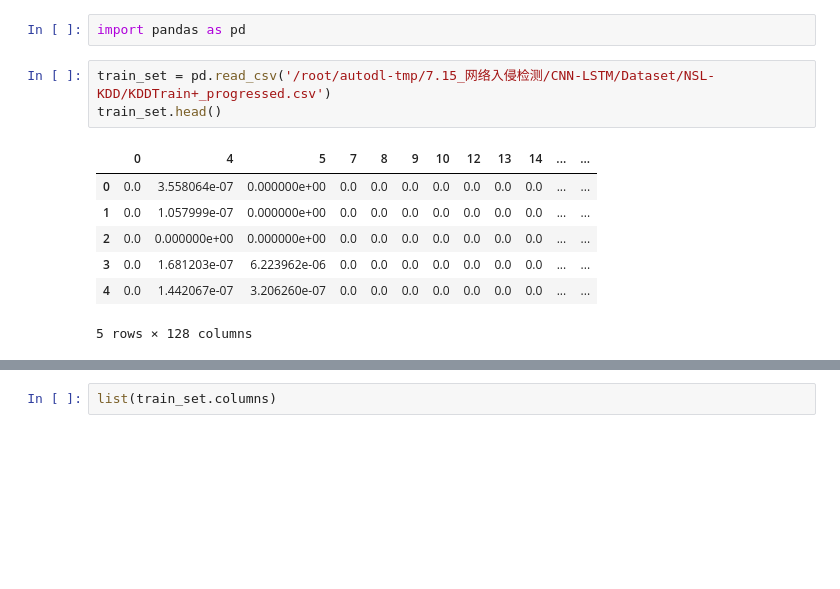
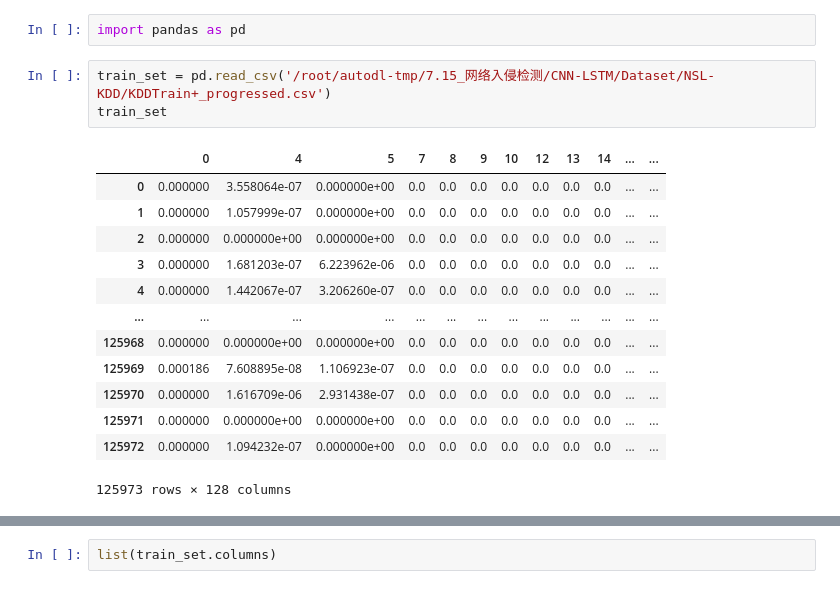
Before and after one commit to Adam618/Intrusion_Detection, a Jupyter notebook: visual.ipynb, the cells around one changed output, grey strips where cells are left out. Cells and saved outputs as stored; diff of their text form; blank space fills up the shorter version.

```diff
--- a/visual.ipynb
+++ b/visual.ipynb
@@ -2,12 +2,18 @@
 import pandas as pd
 # %%
 train_set = pd.read_csv('/root/autodl-tmp/7.15_网络入侵检测/CNN-LSTM/Dataset/NSL-KDD/KDDTrain+_progressed.csv')
-train_set.head()
+train_set
 # %% [output]
 |  | 0 | 4 | 5 | 7 | 8 | 9 | 10 | 12 | 13 | 14 | ... | ... |
-| 0 | 0.0 | 3.558064e-07 | 0.000000e+00 | 0.0 | 0.0 | 0.0 | 0.0 | 0.0 | 0.0 | 0.0 | ... | ... |
-| 1 | 0.0 | 1.057999e-07 | 0.000000e+00 | 0.0 | 0.0 | 0.0 | 0.0 | 0.0 | 0.0 | 0.0 | ... | ... |
-| 2 | 0.0 | 0.000000e+00 | 0.000000e+00 | 0.0 | 0.0 | 0.0 | 0.0 | 0.0 | 0.0 | 0.0 | ... | ... |
-| 3 | 0.0 | 1.681203e-07 | 6.223962e-06 | 0.0 | 0.0 | 0.0 | 0.0 | 0.0 | 0.0 | 0.0 | ... | ... |
-| 4 | 0.0 | 1.442067e-07 | 3.206260e-07 | 0.0 | 0.0 | 0.0 | 0.0 | 0.0 | 0.0 | 0.0 | ... | ... |
+| 0 | 0.000000 | 3.558064e-07 | 0.000000e+00 | 0.0 | 0.0 | 0.0 | 0.0 | 0.0 | 0.0 | 0.0 | ... | ... |
+| 1 | 0.000000 | 1.057999e-07 | 0.000000e+00 | 0.0 | 0.0 | 0.0 | 0.0 | 0.0 | 0.0 | 0.0 | ... | ... |
+| 2 | 0.000000 | 0.000000e+00 | 0.000000e+00 | 0.0 | 0.0 | 0.0 | 0.0 | 0.0 | 0.0 | 0.0 | ... | ... |
+| 3 | 0.000000 | 1.681203e-07 | 6.223962e-06 | 0.0 | 0.0 | 0.0 | 0.0 | 0.0 | 0.0 | 0.0 | ... | ... |
+| 4 | 0.000000 | 1.442067e-07 | 3.206260e-07 | 0.0 | 0.0 | 0.0 | 0.0 | 0.0 | 0.0 | 0.0 | ... | ... |
+| ... | ... | ... | ... | ... | ... | ... | ... | ... | ... | ... | ... | ... |
+| 125968 | 0.000000 | 0.000000e+00 | 0.000000e+00 | 0.0 | 0.0 | 0.0 | 0.0 | 0.0 | 0.0 | 0.0 | ... | ... |
+| 125969 | 0.000186 | 7.608895e-08 | 1.106923e-07 | 0.0 | 0.0 | 0.0 | 0.0 | 0.0 | 0.0 | 0.0 | ... | ... |
+| 125970 | 0.000000 | 1.616709e-06 | 2.931438e-07 | 0.0 | 0.0 | 0.0 | 0.0 | 0.0 | 0.0 | 0.0 | ... | ... |
+| 125971 | 0.000000 | 0.000000e+00 | 0.000000e+00 | 0.0 | 0.0 | 0.0 | 0.0 | 0.0 | 0.0 | 0.0 | ... | ... |
+| 125972 | 0.000000 | 1.094232e-07 | 0.000000e+00 | 0.0 | 0.0 | 0.0 | 0.0 | 0.0 | 0.0 | 0.0 | ... | ... |
-5 rows × 128 columns
+125973 rows × 128 columns
```
Also changed, not shown: parts of 1 cell of this notebook, 3 other files.
